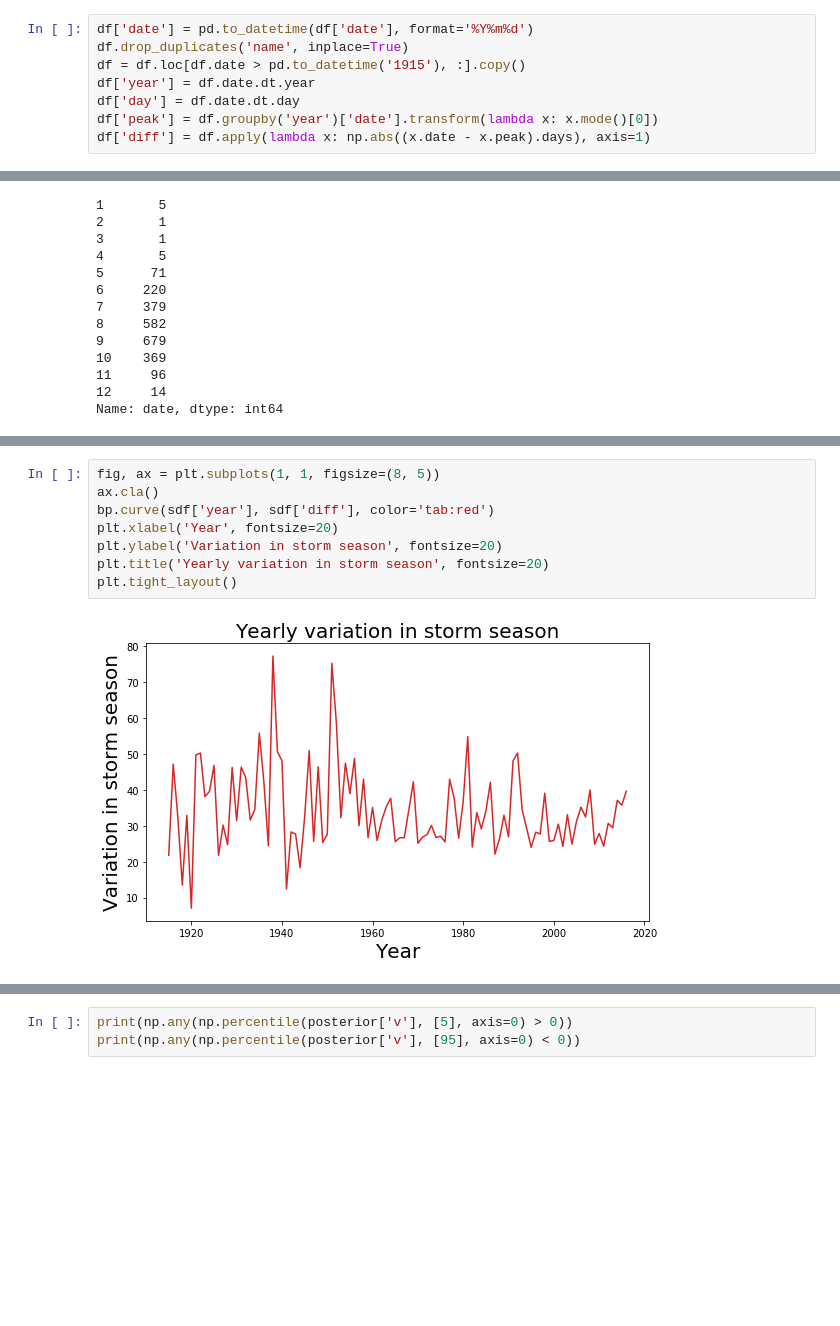
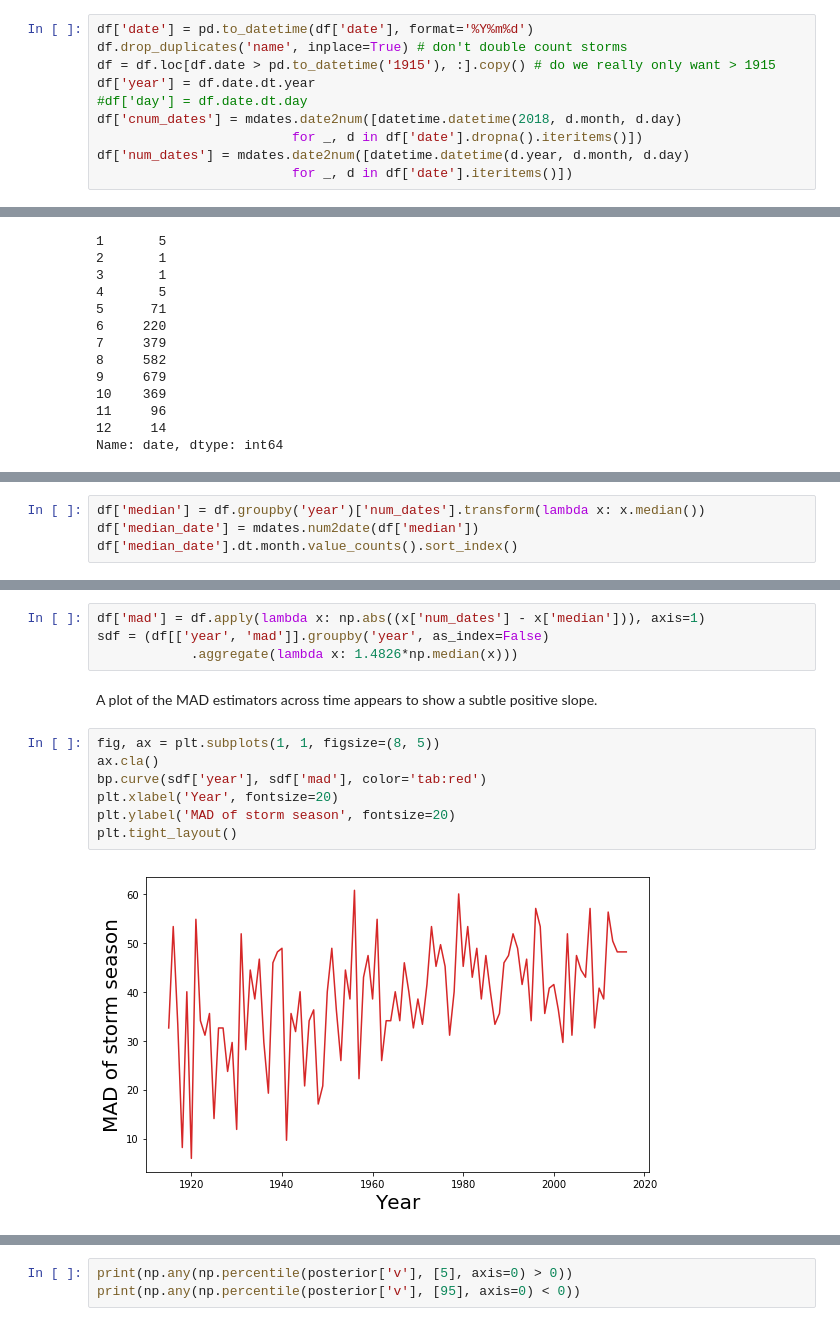
Before and after one commit to roualdes/stormevents, a Jupyter notebook: stormevents.ipynb, the cells around one changed output, grey strips where cells are left out. Cells and saved outputs as stored; diff of their text form; blank space fills up the shorter version.

Commit message:
add yearly data

```diff
--- a/stormevents.ipynb
+++ b/stormevents.ipynb
@@ -24,8 +25,10 @@ df = pd.read_csv('https://raw.githubusercontent.com/roualdes/stormevents/master/
 # %%
 df['date'] = pd.to_datetime(df['date'], format='%Y%m%d')
-df.drop_duplicates('name', inplace=True)
-df = df.loc[df.date > pd.to_datetime('1915'), :].copy()
+df.drop_duplicates('name', inplace=True) # don't double count storms
+df = df.loc[df.date > pd.to_datetime('1915'), :].copy() # do we really only want > 1915
 df['year'] = df.date.dt.year
-df['day'] = df.date.dt.day
-df['peak'] = df.groupby('year')['date'].transform(lambda x: x.mode()[0])
-df['diff'] = df.apply(lambda x: np.abs((x.date - x.peak).days), axis=1)
+#df['day'] = df.date.dt.day
+df['cnum_dates'] = mdates.date2num([datetime.datetime(2018, d.month, d.day)
+                         for _, d in df['date'].dropna().iteritems()])
+df['num_dates'] = mdates.date2num([datetime.datetime(d.year, d.month, d.day)
+                         for _, d in df['date'].iteritems()])
@@ -78,0 +81,4 @@ Look at data
+# %%
+df['median'] = df.groupby('year')['num_dates'].transform(lambda x: x.median())
+df['median_date'] = mdates.num2date(df['median'])
+df['median_date'].dt.month.value_counts().sort_index()
@@ -79,10 +91,15 @@ Look at data
+# %%
+df['mad'] = df.apply(lambda x: np.abs((x['num_dates'] - x['median'])), axis=1)
+sdf = (df[['year', 'mad']].groupby('year', as_index=False)
+            .aggregate(lambda x: 1.4826*np.median(x)))
+# %% [markdown]
+A plot of the MAD estimators across time appears to show a subtle positive slope.
 # %%
 fig, ax = plt.subplots(1, 1, figsize=(8, 5))
 ax.cla()
-bp.curve(sdf['year'], sdf['diff'], color='tab:red')
+bp.curve(sdf['year'], sdf['mad'], color='tab:red')
 plt.xlabel('Year', fontsize=20)
-plt.ylabel('Variation in storm season', fontsize=20)
-plt.title('Yearly variation in storm season', fontsize=20)
+plt.ylabel('MAD of storm season', fontsize=20)
 plt.tight_layout()
 # %% [output]
-[figure, old version]
+[figure, new version]
```
Also changed, not shown: parts of 55 cells of this notebook, 2 other files.
